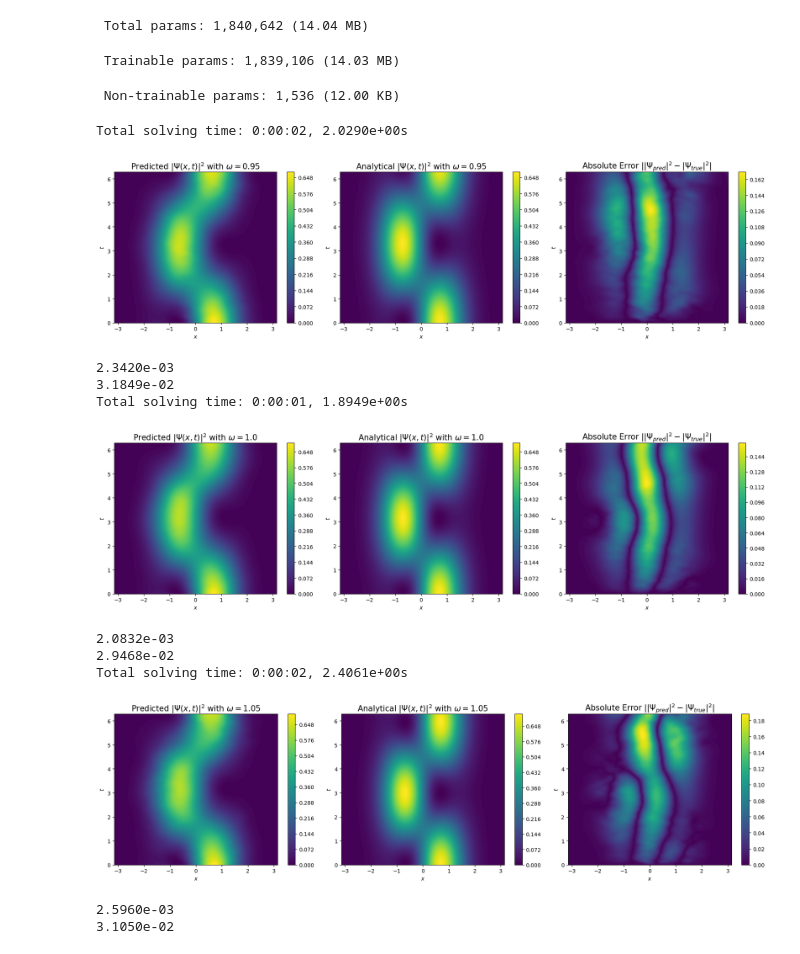
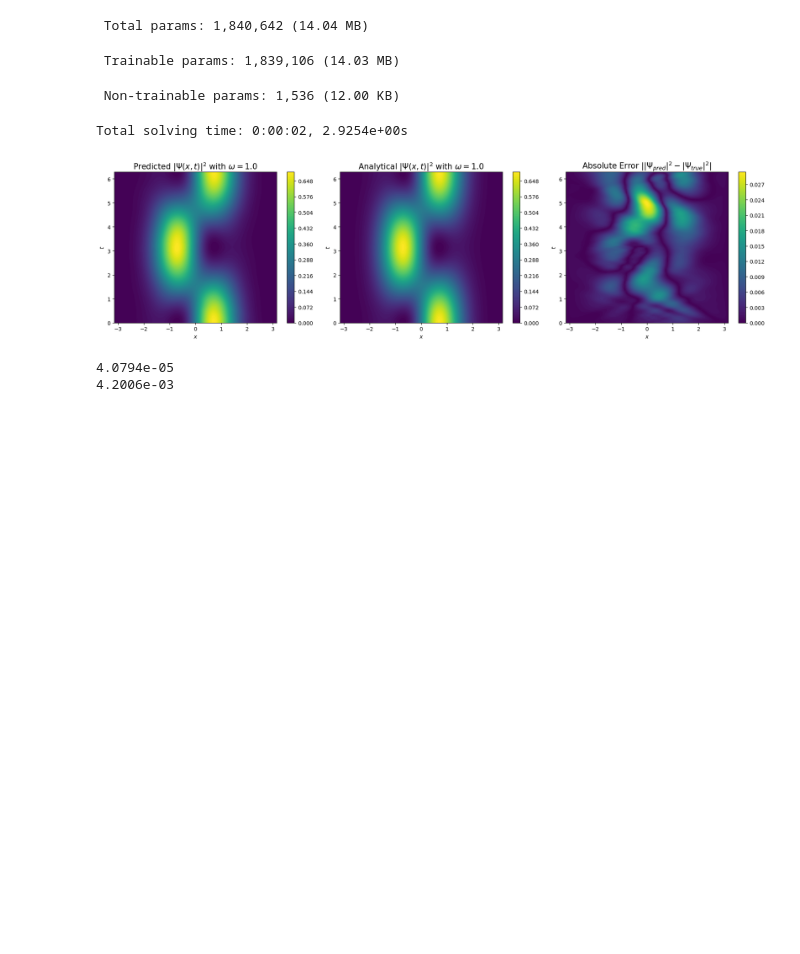
Before and after one commit to mrdchua/PINN-TDSE, a Jupyter notebook: codes/pinn-tdse-test.ipynb, the cells around one changed output. Cells and saved outputs as stored; diff of their text form; code cells hidden in the pictures; blank space fills up the shorter version.

```diff
--- a/codes/pinn-tdse-test.ipynb
+++ b/codes/pinn-tdse-test.ipynb
@@ -131,7 +131,7 @@ class PINN(tf.keras.Model):
         return cls(**config)
 
 # Load the model
-loaded_model = tf.keras.models.load_model('best_model_v2p7p1.keras', custom_objects={'PINN': PINN})
+loaded_model = tf.keras.models.load_model('best_model_v2p7.keras', custom_objects={'PINN': PINN})
 print("Model loaded successfully")
 
 loaded_model.summary()
@@ -195,7 +195,7 @@ Model: "pinn"
 # %%
 ################## Plot: Contour Plot ###############################
 
-w_test = [0.95, 1.0, 1.05]
+w_test = [1.0]
 
 for w_val in w_test:
     w_choice = w_val
@@ -275,42 +275,34 @@ for w_val in w_test:
     fig.colorbar(c0, ax=axs[0]) #label=r'$|\Psi(x,t)|^2$'
     axs[0].set_xlabel(r'$x$')
     axs[0].set_ylabel(r'$t$')
     axs[0].set_title(f'Predicted $|\Psi(x,t)|^2$ with $\omega={w_choice}$', fontsize=15)
 
     # true contour
     c1 = axs[1].contourf(X_grid, T_grid, density_true, levels=100, cmap="viridis")
     fig.colorbar(c1, ax=axs[1]) #, label=r'$|\Psi(x,t)|^2$'
     axs[1].set_xlabel(r'$x$')
     axs[1].set_ylabel(r'$t$')
     axs[1].set_title(f'Analytical $|\Psi(x,t)|^2$ with $\omega={w_choice}$', fontsize=15)
 
     # absolute error contour
     c2 = axs[2].contourf(X_grid, T_grid, abs_error, levels=100, cmap="viridis")
     fig.colorbar(c2, ax=axs[2]) #, label=r'$|\Psi(x,t)|^2_{pred} - |\Psi(x,t)|^2_{true}$'
     axs[2].set_xlabel(r'$x$')
     axs[2].set_ylabel(r'$t$')
     axs[2].set_title(r'Absolute Error $||\Psi_{pred}|^2 - |\Psi_{true}|^2|$', fontsize=15) # Plot with MSE={mse:.2e}
 
     # Layout and show
     # fig.suptitle(f"Comparison of Predicted vs Analytical $|\Psi(x,t)|^2$ with $\omega={w_choice}$", fontsize=16)
     plt.tight_layout()
     plt.show()
 
     mse = np.mean(np.square(density_true_array - density_pred_array))
     print(f"{mse:.4e}")
 
     mae = np.mean(np.abs(density_true_array - density_pred_array))
     print(f"{mae:.4e}")
 # %% [output]
-Total solving time: 0:00:02, 2.0290e+00s
+Total solving time: 0:00:02, 2.9254e+00s
-[figure, old version]
+[figure, new version]
-2.3420e-03
-3.1849e-02
-Total solving time: 0:00:01, 1.8949e+00s
+4.0794e-05
+4.2006e-03
-[figure, removed]
-2.0832e-03
-2.9468e-02
-Total solving time: 0:00:02, 2.4061e+00s
-[figure, removed]
-2.5960e-03
-3.1050e-02
```
Also changed, not shown: parts of 2 cells of this notebook.
